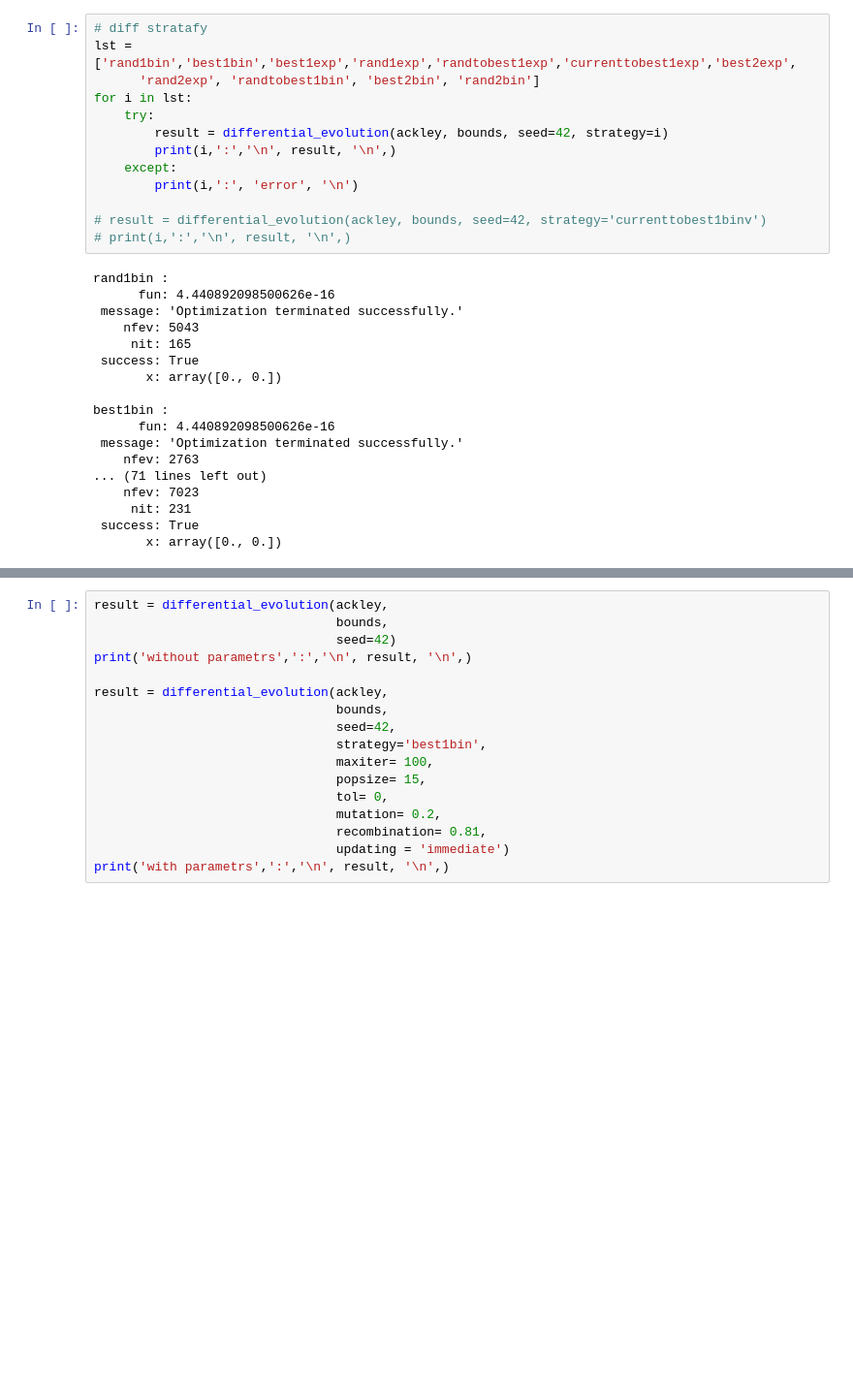
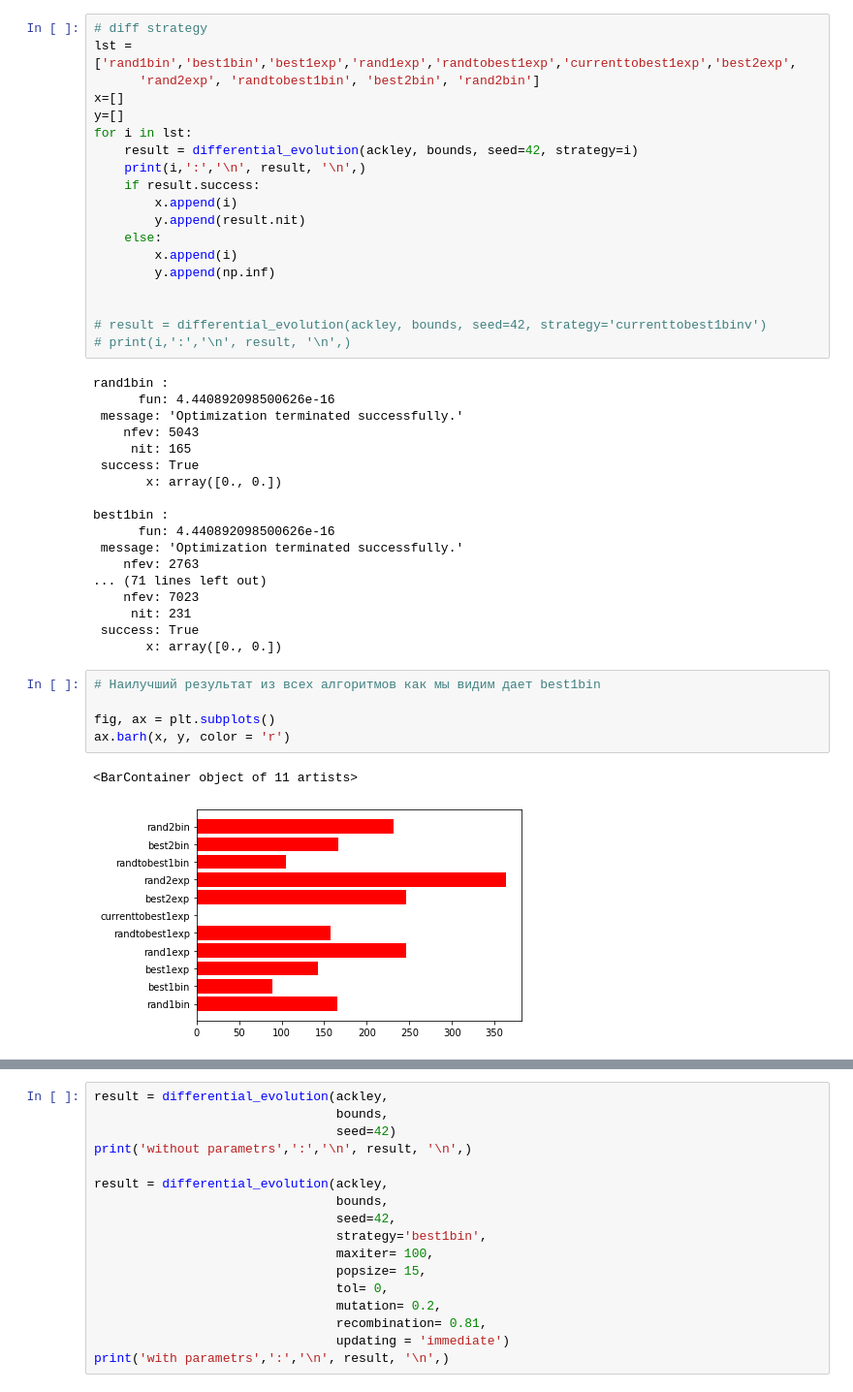
Before and after one commit to Sveta-27/netology_math, a Jupyter notebook: hw6.ipynb, the cells around one changed output, grey strips where cells are left out. Shown: that part at 97% size. Cells and saved outputs as stored; diff of their text form; blank space fills up the shorter version.

```diff
--- a/hw6.ipynb
+++ b/hw6.ipynb
@@ -30,15 +30,21 @@ result
  success: True
        x: array([0., 0.])
 # %%
-# diff stratafy
+# diff strategy
 lst = ['rand1bin','best1bin','best1exp','rand1exp','randtobest1exp','currenttobest1exp','best2exp',
       'rand2exp', 'randtobest1bin', 'best2bin', 'rand2bin']
+x=[]
+y=[]
 for i in lst:
-    try:
-        result = differential_evolution(ackley, bounds, seed=42, strategy=i)
-        print(i,':','\n', result, '\n',)
-    except:
-        print(i,':', 'error', '\n')
+    result = differential_evolution(ackley, bounds, seed=42, strategy=i)
+    print(i,':','\n', result, '\n',)
+    if result.success:
+        x.append(i)
+        y.append(result.nit)
+    else:
+        x.append(i)
+        y.append(np.inf)
+
 
 # result = differential_evolution(ackley, bounds, seed=42, strategy='currenttobest1binv')
 # print(i,':','\n', result, '\n',)
@@ -60,5 +66,13 @@ best1bin :
      nit: 231
  success: True
        x: array([0., 0.])
+# %%
+# Наилучший результат из всех алгоритмов как мы видим дает best1bin
+
+fig, ax = plt.subplots()
+ax.barh(x, y, color = 'r')
+# %% [output]
+<BarContainer object of 11 artists>
+[figure, added]
 # %%
 a = range(0, 1000, 100)
```
Also changed, not shown: parts of 13 cells of this notebook.
